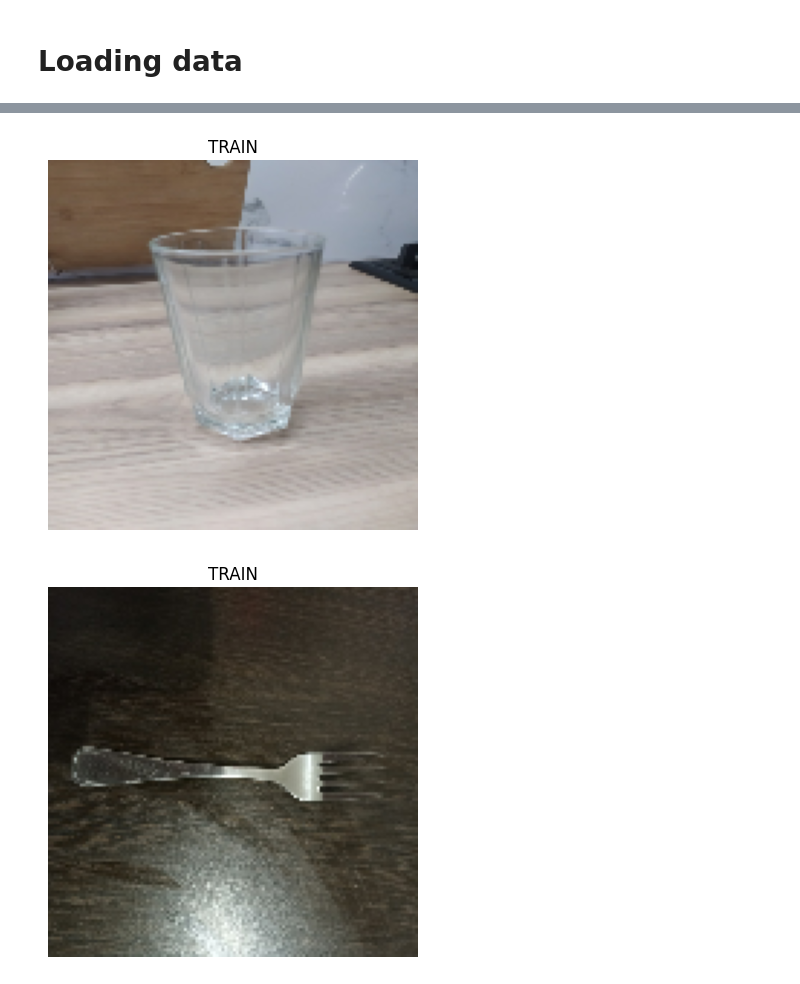
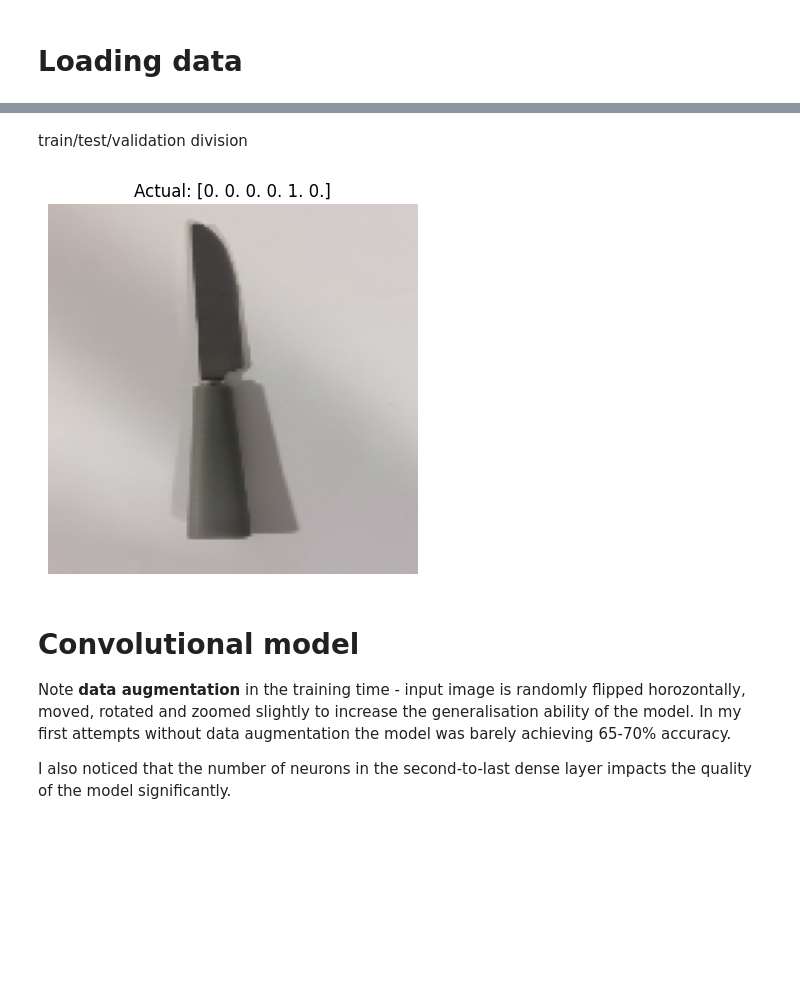
Before and after one commit to SergeiDBykov/ai-side-projects, a Jupyter notebook: kitchenware_classification/classification.ipynb, the cells around one changed output, grey strips where cells are left out. Saved outputs shown, nothing was run; the diff lists cells and outputs as text; code cells hidden in the pictures; blank space fills up the shorter version.

Commit message:
kitchenware classification finished with 80% accuracy

```diff
--- a/kitchenware_classification/classification.ipynb
+++ b/kitchenware_classification/classification.ipynb
@@ -24,0 +33,9 @@ train_labels = pd.read_csv(datapath + '/data/train.csv', index_col=0)
+# %%
+train_labels = pd.read_csv(datapath + '/data/train.csv', index_col=0)
+train_labels['filename'] = [datapath+'data/images/'+str(train_labels.index.values[i]) + '.jpg' for i in range(len(train_labels))]
+
+test_labels = pd.read_csv(datapath + '/data/test.csv', index_col=0)
+test_labels['label'] = 'TEST'
+test_labels['filename'] = [datapath+'data/images/'+str(test_labels.index.values[i]) + '.jpg' for i in range(len(test_labels))]
+
+all_labels = pd.concat([train_labels, test_labels])
@@ -58,8 +81,0 @@ filename
-# %%
-filename_jpg = tf.strings.split(filename, os.sep)[-1]
-id = tf.strings.split(filename_jpg, '.')[0]
-try:
-  id = int(id)
-  label = train_labels.loc[int(id)].values[0]
-except:
-  label = 'TRAIN'
@@ -74,3 +84,3 @@ tf.convert_to_tensor(label)
 # %%
-for image, label in images_ds.filter(lambda x, y: y != 'TRAIN').take(2):
+for image, label in train_ds_orig.take(2):
   show(image, label)
@@ -77,6 +90,31 @@ for image, label in images_ds.filter(lambda x, y: y != 'TRAIN').take(2):
+# %% [markdown]
+train/test/validation division
+# %%
+n_samples = len(all_labels.query('label!="TEST"'))
+train_size = int(0.7 * n_samples)
+val_size = int(0.15 * n_samples)
+test_size = int(0.15 * n_samples)
+
+
+batch_size = 32
+img_height = 128
+img_width = 128
+
+#train_ds = train_ds_orig.take(train_size)
+#test_ds = train_ds_orig.skip(train_size)
+#val_ds = test_ds.skip(val_size)
+#test_ds = test_ds.take(test_size)
+train_ds = train_ds_orig.take(train_size)
+val_ds = train_ds_orig.skip(train_size).take(val_size)
+test_ds = train_ds_orig.skip(train_size + val_size).take(test_size)
+
+
+train_ds = train_ds.batch(batch_size)
+val_ds = val_ds.batch(batch_size)
+test_ds = test_ds.batch(batch_size)
 # %%
-for image, label in images_ds.take(2):
+for image, label in val_ds.unbatch().take(1):
+  pass
   show(image, label)
 # %% [output]
-[figure, old version]
+[figure, new version]
-[figure, removed]
@@ -82,0 +127,6 @@ for image, label in images_ds.take(2):
+# %% [markdown]
+# Convolutional model
+
+Note **data augmentation** in the training time - input image is randomly flipped horozontally, moved, rotated and zoomed slightly to increase the generalisation ability of the model. In my first attempts without data augmentation the model was barely achieving 65-70% accuracy.
+
+I also noticed that the number of neurons in the second-to-last dense layer impacts the quality of the model significantly.
```
Also changed, not shown: parts of 25 cells of this notebook, 1 other file.
